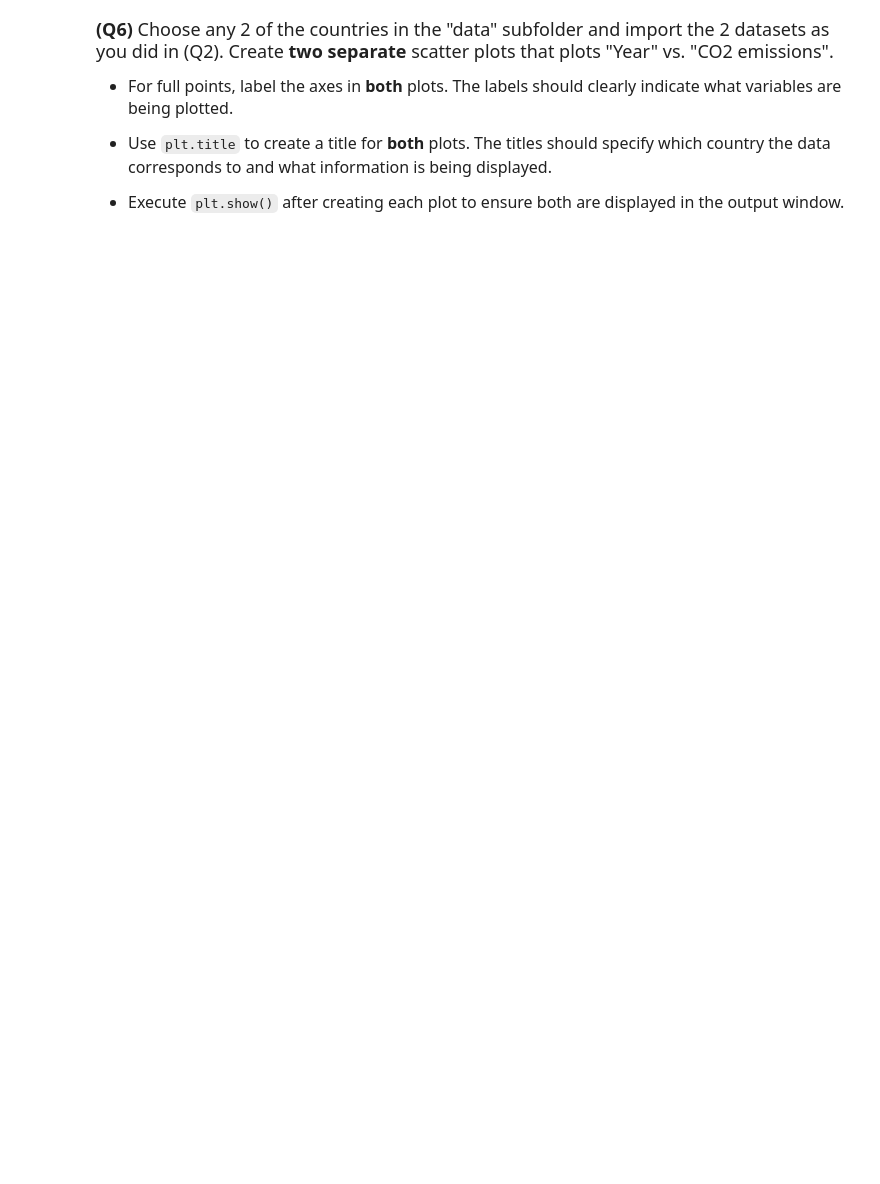
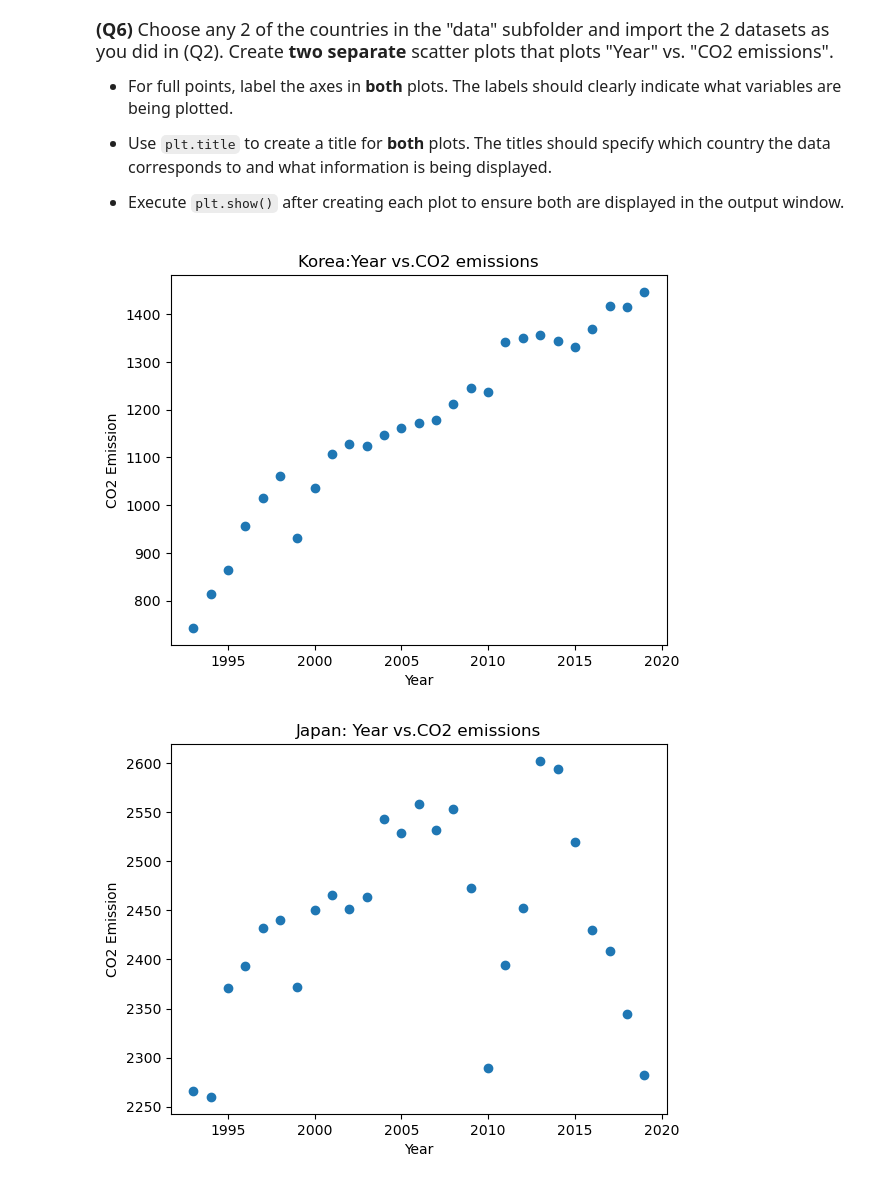
Before and after one commit to lilywang-ui/datasci151spring2026, a Jupyter notebook: _assignments/assignment_2/Assignment2.ipynb, the cells around one changed output. Cells and saved outputs as stored; diff of their text form; code cells hidden in the pictures; blank space fills up the shorter version.

```diff
--- a/_assignments/assignment_2/Assignment2.ipynb
+++ b/_assignments/assignment_2/Assignment2.ipynb
@@ -124,0 +162,20 @@ us_emissions["CO2_emission"].describe()
+# %%
+# Write your answer
+korea_emission=pandas.read_csv("data/korea_emission.csv")
+japan_emission=pandas.read_csv("data/japan_emission.csv")
+
+korea_plt = plt.scatter(korea_emission["Year"],korea_emission["CO2_emission"])
+plt.title("Korea:Year vs.CO2 emissions")
+plt.xlabel("Year")
+plt.ylabel("CO2 Emission")
+plt.show()
+
+
+japan_plt=plt.scatter(japan_emission["Year"],japan_emission["CO2_emission"])
+plt.title("Japan: Year vs.CO2 emissions")
+plt.xlabel("Year")
+plt.ylabel("CO2 Emission")
+plt.show()
+# %% [output]
+[figure, added]
+[figure, added]
```
Also changed, not shown: parts of 8 cells of this notebook.
